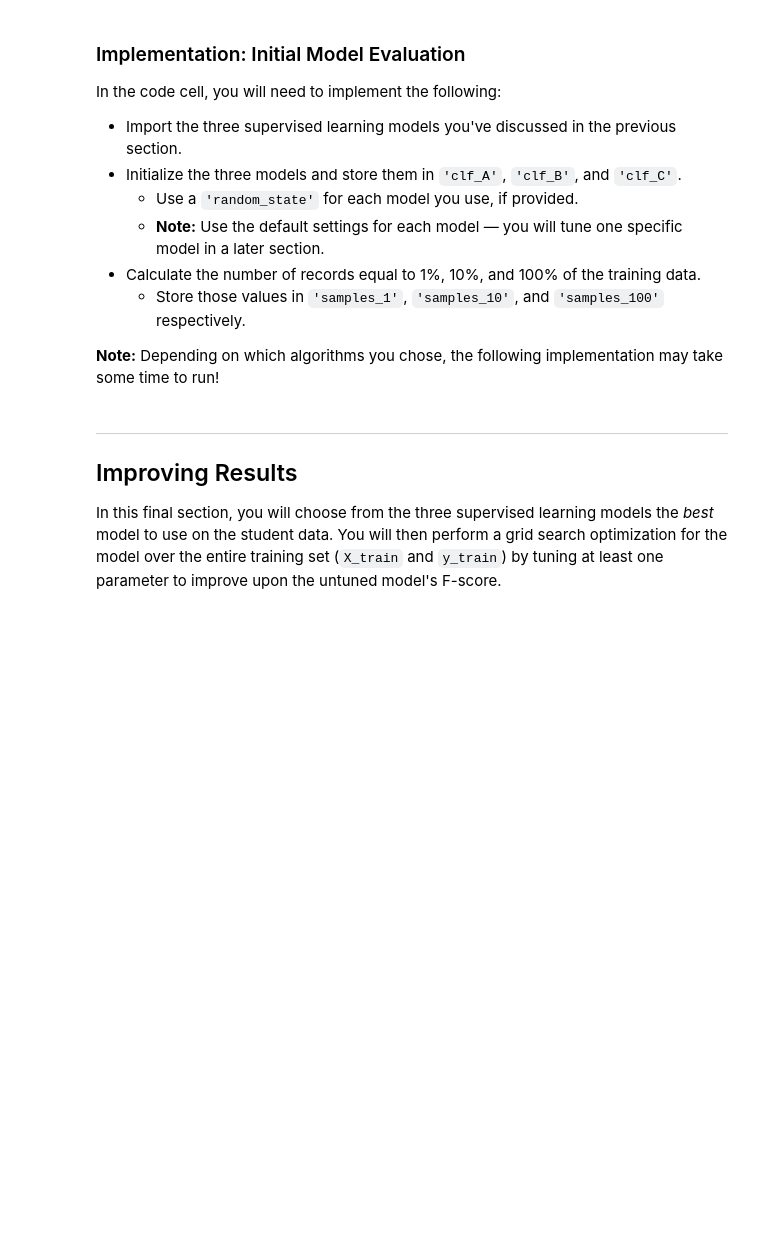
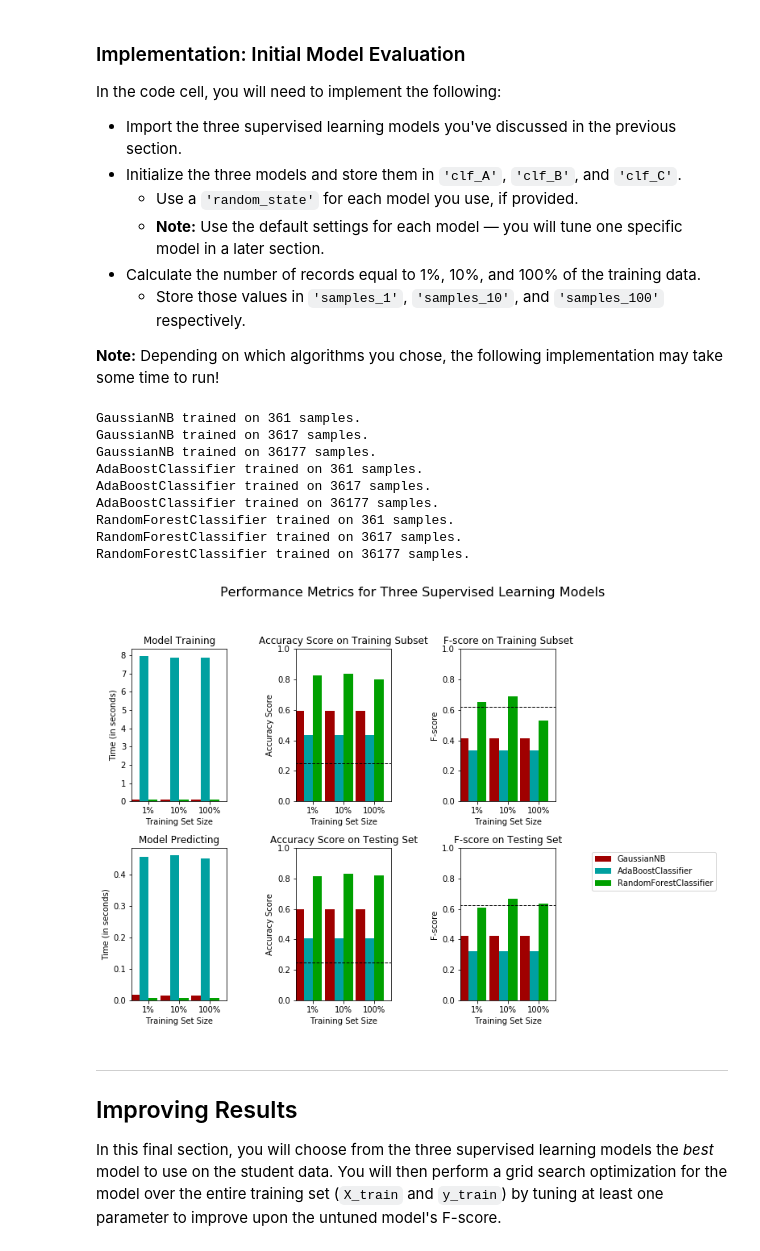
Before and after one commit to gotamist/other, a Jupyter notebook: finding_donors/finding_donors.ipynb, the cells around one changed output. Drawn from its saved outputs; the diff is of its cells as text; code cells hidden in the pictures; blank space fills up the shorter version.

Commit message:
feat: Implement train_predict()
Implement a function to train and test and then use this function on 3
classifiers.

```diff
--- a/finding_donors/finding_donors.ipynb
+++ b/finding_donors/finding_donors.ipynb
@@ -174,14 +174,14 @@ Additionally, as with the non-numeric features, we need to convert the non-numer
    - Set records with "<=50K" to `0` and records with ">50K" to `1`.
 # %%
 # TODO: One-hot encode the 'features_log_minmax_transform' data using pandas.get_dummies()
-features_final = None
+features_final = pd.get_dummies(features_log_minmax_transform, dummy_na=True)
 
 # TODO: Encode the 'income_raw' data to numerical values
-income = None
+income = np.where(income_raw=='>50K', 1, 0)
 
 # Print the number of features after one-hot encoding
 encoded = list(features_final.columns)
 print("{} total features after one-hot encoding.".format(len(encoded)))
 
 # Uncomment the following line to see the encoded feature names
-# print encoded
+print( encoded )
@@ -206,3 +212,5 @@ print("Testing set has {} samples.".format(X_test.shape[0]))
+# %%
+income=pd.DataFrame(income)
 # %% [markdown]
 ----
 ## Evaluating Model Performance
@@ -299,6 +313,8 @@ In the code block below, you will need to implement the following:
    - Make sure that you set the `beta` parameter!
 # %%
 # TODO: Import two metrics from sklearn - fbeta_score and accuracy_score
+
+from sklearn.metrics import fbeta_score, accuracy_score
 
 def train_predict(learner, sample_size, X_train, y_train, X_test, y_test):
     '''
@@ -315,33 +331,33 @@ def train_predict(learner, sample_size, X_train, y_train, X_test, y_test):
 
     # TODO: Fit the learner to the training data using slicing with 'sample_size' using .fit(training_features[:], training_labels[:])
     start = time() # Get start time
-    learner = None
+    learner.fit(X_train[:], y_train[:])
     end = time() # Get end time
 
     # TODO: Calculate the training time
-    results['train_time'] = None
+    results['train_time'] = end - start
 
     # TODO: Get the predictions on the test set(X_test),
     #       then get predictions on the first 300 training samples(X_train) using .predict()
     start = time() # Get start time
-    predictions_test = None
-    predictions_train = None
+    predictions_test = learner.predict( X_test)
+    predictions_train = learner.predict( X_train[:300])
     end = time() # Get end time
 
     # TODO: Calculate the total prediction time
-    results['pred_time'] = None
+    results['pred_time'] = end - start
 
     # TODO: Compute accuracy on the first 300 training samples which is y_train[:300]
-    results['acc_train'] = None
+    results['acc_train'] = accuracy_score( y_train[:300], predictions_train)
 
     # TODO: Compute accuracy on test set using accuracy_score()
-    results['acc_test'] = None
+    results['acc_test'] = accuracy_score( y_test, predictions_test)
 
     # TODO: Compute F-score on the the first 300 training samples using fbeta_score()
-    results['f_train'] = None
+    results['f_train'] = fbeta_score( y_train[:300], predictions_train, beta=0.5)
 
     # TODO: Compute F-score on the test set which is y_test
-    results['f_test'] = None
+    results['f_test'] = fbeta_score( y_test, predictions_test, beta=0.5)
 
     # Success
     print("{} trained on {} samples.".format(learner.__class__.__name__, sample_size))
@@ -361,31 +377,45 @@ In the code cell, you will need to implement the following:
 **Note:** Depending on which algorithms you chose, the following implementation may take some time to run!
 # %%
 # TODO: Import the three supervised learning models from sklearn
+from sklearn.naive_bayes import GaussianNB
+from sklearn.ensemble import AdaBoostClassifier, RandomForestClassifier
+from sklearn.tree import DecisionTreeClassifier
 
 # TODO: Initialize the three models
-clf_A = None
-clf_B = None
-clf_C = None
+clf_A = GaussianNB()
+clf_B = AdaBoostClassifier(clf_A )
+clf_C = RandomForestClassifier(max_depth=4)
 
 # TODO: Calculate the number of samples for 1%, 10%, and 100% of the training data
 # HINT: samples_100 is the entire training set i.e. len(y_train)
 # HINT: samples_10 is 10% of samples_100 (ensure to set the count of the values to be `int` and not `float`)
 # HINT: samples_1 is 1% of samples_100 (ensure to set the count of the values to be `int` and not `float`)
-samples_100 = None
-samples_10 = None
-samples_1 = None
+samples_100 = len(y_train)
+samples_10 = int( samples_100 /  10)
+samples_1 = int( samples_100 /  100)
 
 # Collect results on the learners
 results = {}
 for clf in [clf_A, clf_B, clf_C]:
     clf_name = clf.__class__.__name__
     results[clf_name] = {}
     for i, samples in enumerate([samples_1, samples_10, samples_100]):
         results[clf_name][i] = \
         train_predict(clf, samples, X_train, y_train, X_test, y_test)
 
 # Run metrics visualization for the three supervised learning models chosen
 vs.evaluate(results, accuracy, fscore)
+# %% [output]
+GaussianNB trained on 361 samples.
+GaussianNB trained on 3617 samples.
+GaussianNB trained on 36177 samples.
+AdaBoostClassifier trained on 361 samples.
+AdaBoostClassifier trained on 3617 samples.
+AdaBoostClassifier trained on 36177 samples.
+RandomForestClassifier trained on 361 samples.
+RandomForestClassifier trained on 3617 samples.
+RandomForestClassifier trained on 36177 samples.
+[figure, added]
 # %% [markdown]
 ----
 ## Improving Results
```
Also changed, not shown: parts of 3 cells of this notebook.
